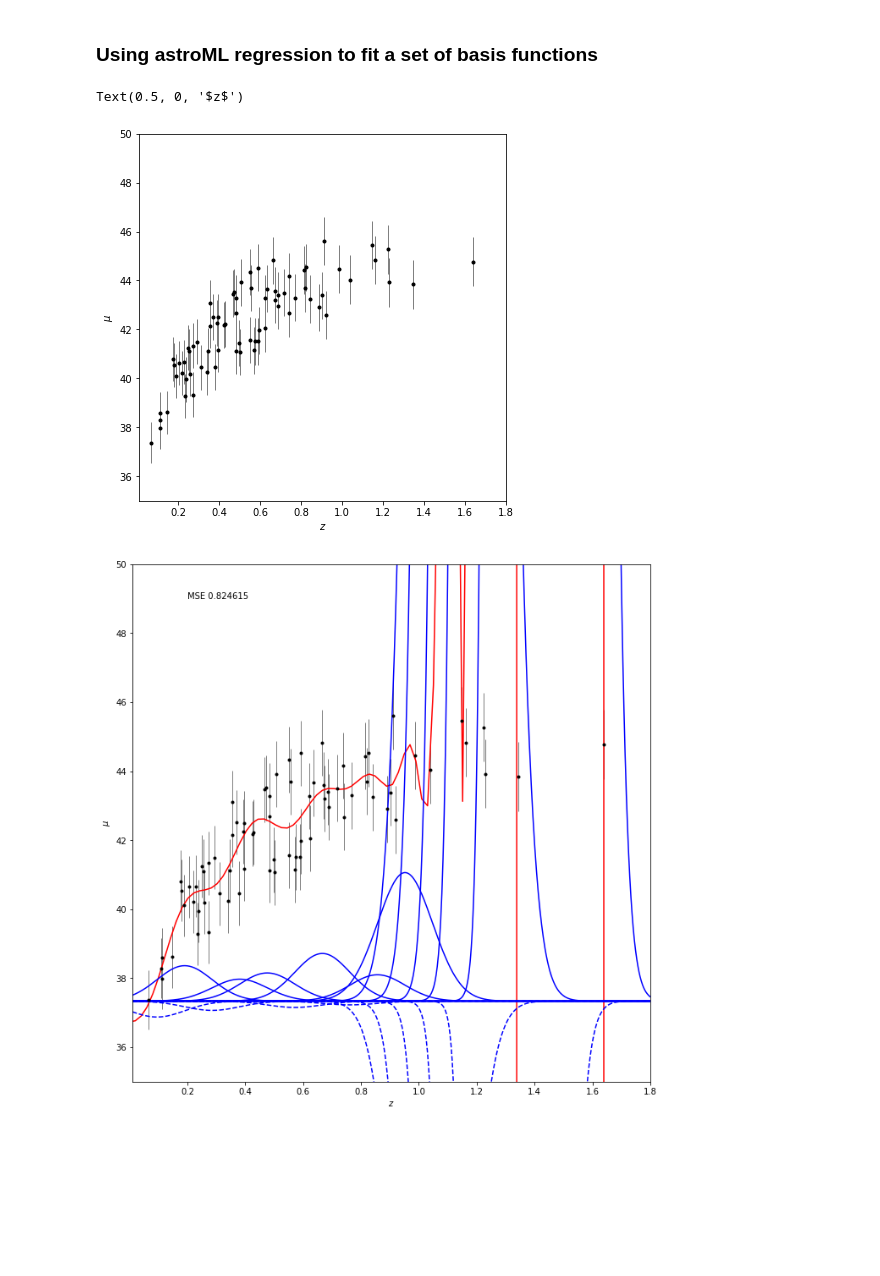
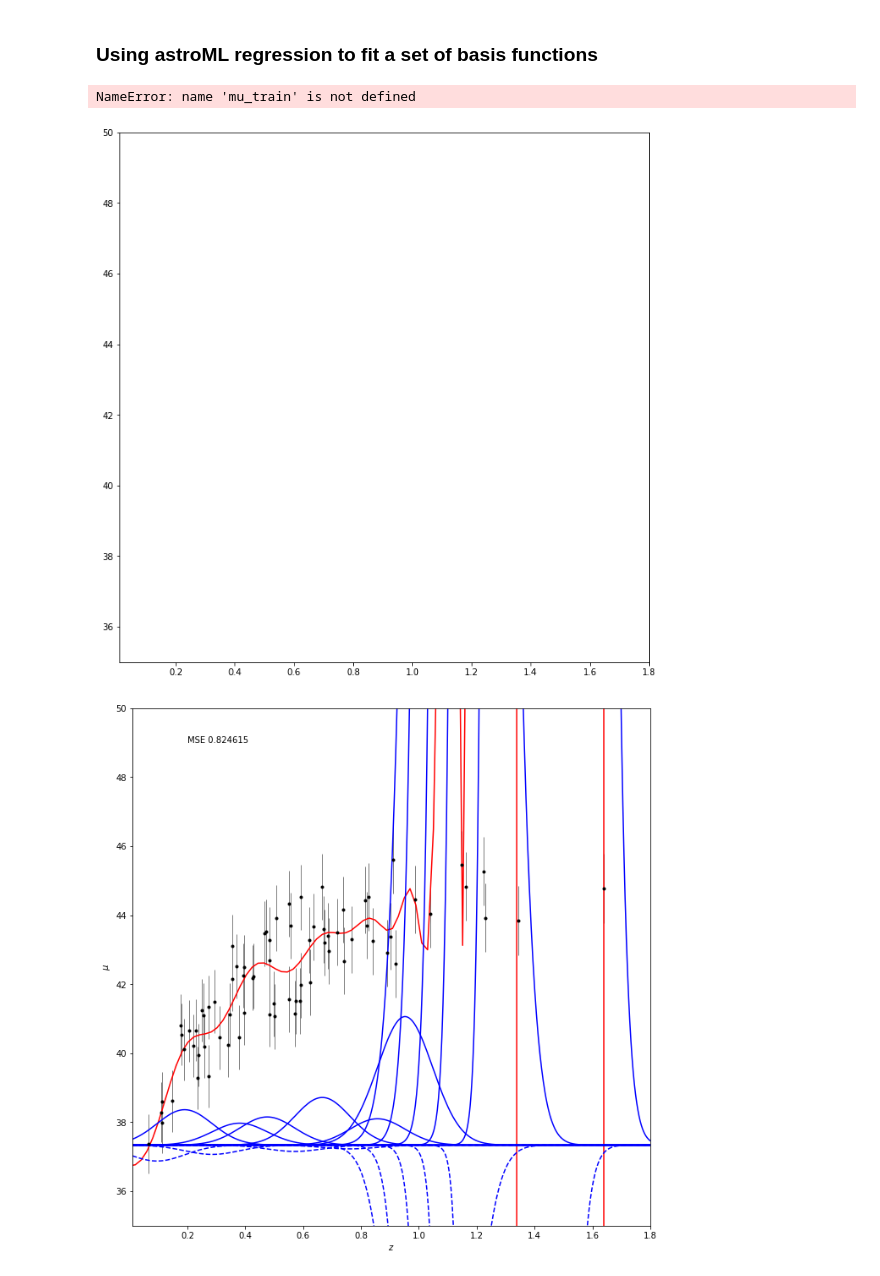
Before and after one commit to uw-astro/astr-598a-spr24, a Jupyter notebook: lectures/Lecture3-regression-regularize.ipynb, the cells around one changed output. Saved outputs shown, nothing was run; the diff lists cells and outputs as text; code cells hidden in the pictures; blank space fills up the shorter version.

```diff
--- a/lectures/Lecture3-regression-regularize.ipynb
+++ b/lectures/Lecture3-regression-regularize.ipynb
@@ -51,22 +51,34 @@ warnings.warn = warn
 # %% [markdown]
 ### Using astroML regression to fit a set of basis functions
 # %%
+%matplotlib inline
+import numpy as np
+from matplotlib import pyplot as plt
+
+from astroML.cosmology import Cosmology
+from astroML.datasets import generate_mu_z
+
+#------------------------------------------------------------
+# Generate data
+z_sample, mu_sample, dmu = generate_mu_z(100, random_state=0)
+
 # Plot data and fit
-fig = plt.figure(figsize=(6, 6))
+fig = plt.figure(figsize=(10, 10))
 fig.subplots_adjust(left=0.1, right=0.95,
                     bottom=0.1, top=0.95,
                     hspace=0.05, wspace=0.05)
 ax = fig.add_subplot(111)
 ax.set_xlim(0.01, 1.8)
 ax.set_ylim(35., 50.)
 
-ax.errorbar(z_train,  mu_train[:,0],  mu_train[:,1], fmt='.k', ecolor='gray', lw=1)
+
+ax.errorbar(z_sample,  mu_sample,  mu_train[:,1], fmt='.k', ecolor='gray', lw=1)
 
 ax.set_ylabel(r'$\mu$')
 ax.set_xlabel(r'$z$')
 # %% [output]
-Text(0.5, 0, '$z$')
+NameError: name 'mu_train' is not defined
-[figure, old version]
+[figure, new version]
 # %%
 %matplotlib inline
 from astroML.linear_model import LinearRegression, BasisFunctionRegression
```
